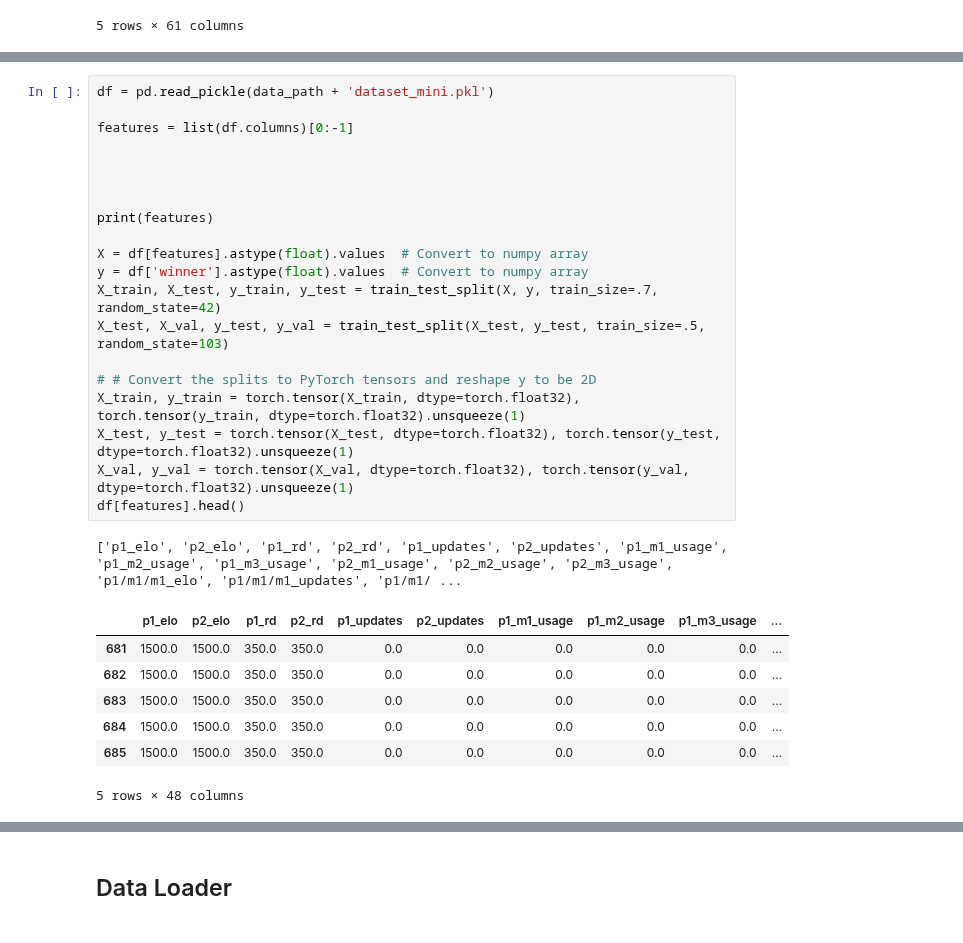
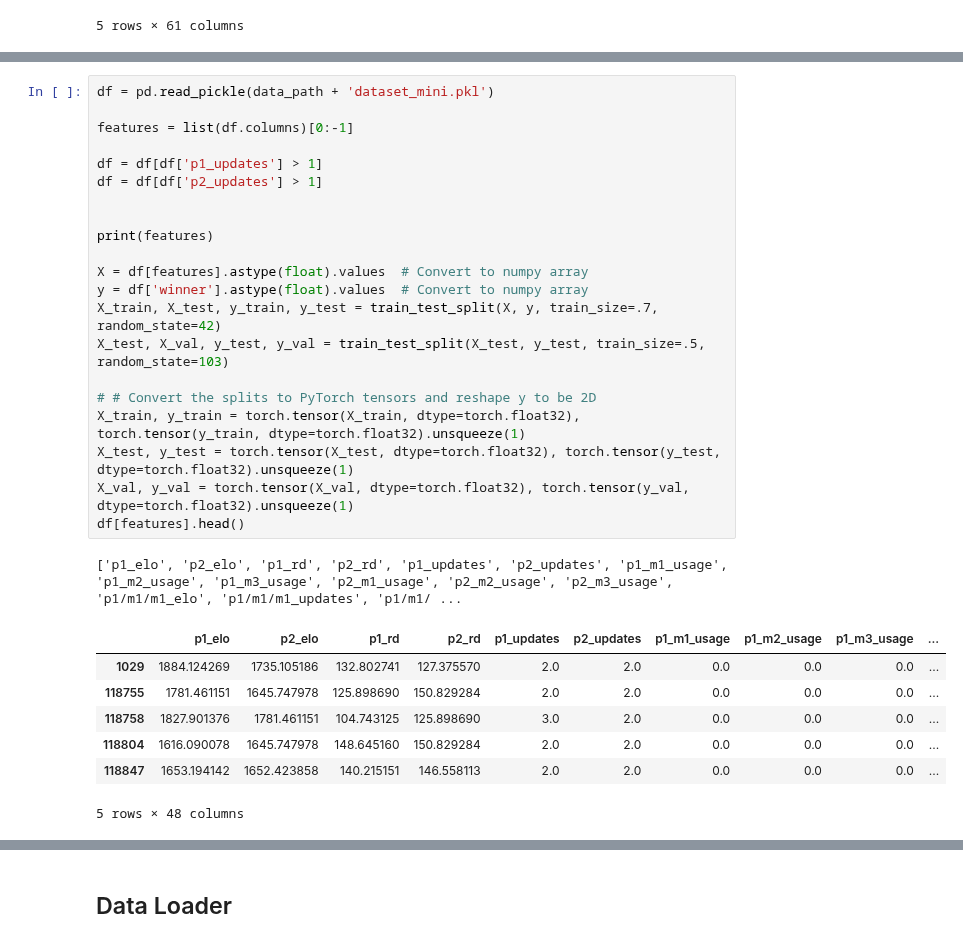
Before and after one commit to jjaw89/fall-2024-smash-melee-top-8-prediction, a Jupyter notebook: baseline_models/optuna_baseline.ipynb, the cells around one changed output, grey strips where cells are left out. Cells and saved outputs as stored; diff of their text form.

```diff
--- a/baseline_models/optuna_baseline.ipynb
+++ b/baseline_models/optuna_baseline.ipynb
@@ -249,31 +250,32 @@ Index(['p1_elo', 'p2_elo', 'p1_rd', 'p2_rd', 'p1_updates', 'p2_updates',
 # %%
 df = pd.read_pickle(data_path + 'dataset_mini.pkl')
 
 features = list(df.columns)[0:-1]
 
-
+df = df[df['p1_updates'] > 1]
+df = df[df['p2_updates'] > 1]
 
 
 print(features)
 
 X = df[features].astype(float).values  # Convert to numpy array
 y = df['winner'].astype(float).values  # Convert to numpy array
 X_train, X_test, y_train, y_test = train_test_split(X, y, train_size=.7, random_state=42)
 X_test, X_val, y_test, y_val = train_test_split(X_test, y_test, train_size=.5, random_state=103)
 
 # # Convert the splits to PyTorch tensors and reshape y to be 2D
 X_train, y_train = torch.tensor(X_train, dtype=torch.float32), torch.tensor(y_train, dtype=torch.float32).unsqueeze(1)
 X_test, y_test = torch.tensor(X_test, dtype=torch.float32), torch.tensor(y_test, dtype=torch.float32).unsqueeze(1)
 X_val, y_val = torch.tensor(X_val, dtype=torch.float32), torch.tensor(y_val, dtype=torch.float32).unsqueeze(1)
 df[features].head()
 # %% [output]
 ['p1_elo', 'p2_elo', 'p1_rd', 'p2_rd', 'p1_updates', 'p2_updates', 'p1_m1_usage', 'p1_m2_usage', 'p1_m3_usage', 'p2_m1_usage', 'p2_m2_usage', 'p2_m3_usage', 'p1/m1/m1_elo', 'p1/m1/m1_updates', 'p1/m1/ ...
 |  | p1_elo | p2_elo | p1_rd | p2_rd | p1_updates | p2_updates | p1_m1_usage | p1_m2_usage | p1_m3_usage | ... |
-| 681 | 1500.0 | 1500.0 | 350.0 | 350.0 | 0.0 | 0.0 | 0.0 | 0.0 | 0.0 | ... |
-| 682 | 1500.0 | 1500.0 | 350.0 | 350.0 | 0.0 | 0.0 | 0.0 | 0.0 | 0.0 | ... |
-| 683 | 1500.0 | 1500.0 | 350.0 | 350.0 | 0.0 | 0.0 | 0.0 | 0.0 | 0.0 | ... |
-| 684 | 1500.0 | 1500.0 | 350.0 | 350.0 | 0.0 | 0.0 | 0.0 | 0.0 | 0.0 | ... |
-| 685 | 1500.0 | 1500.0 | 350.0 | 350.0 | 0.0 | 0.0 | 0.0 | 0.0 | 0.0 | ... |
+| 1029 | 1884.124269 | 1735.105186 | 132.802741 | 127.375570 | 2.0 | 2.0 | 0.0 | 0.0 | 0.0 | ... |
+| 118755 | 1781.461151 | 1645.747978 | 125.898690 | 150.829284 | 2.0 | 2.0 | 0.0 | 0.0 | 0.0 | ... |
+| 118758 | 1827.901376 | 1781.461151 | 104.743125 | 125.898690 | 3.0 | 2.0 | 0.0 | 0.0 | 0.0 | ... |
+| 118804 | 1616.090078 | 1645.747978 | 148.645160 | 150.829284 | 2.0 | 2.0 | 0.0 | 0.0 | 0.0 | ... |
+| 118847 | 1653.194142 | 1652.423858 | 140.215151 | 146.558113 | 2.0 | 2.0 | 0.0 | 0.0 | 0.0 | ... |
 5 rows × 48 columns
 # %%
 df
```
Also changed, not shown: parts of 9 cells of this notebook, 2 other files.
